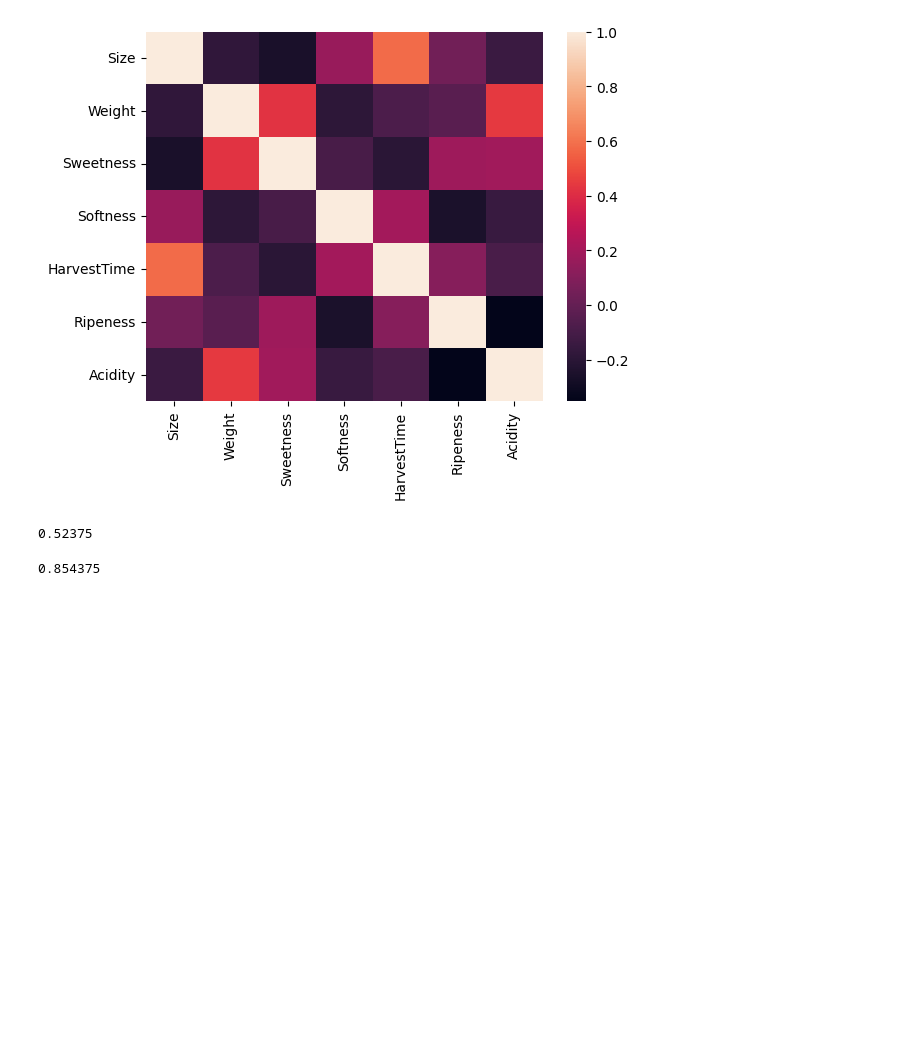
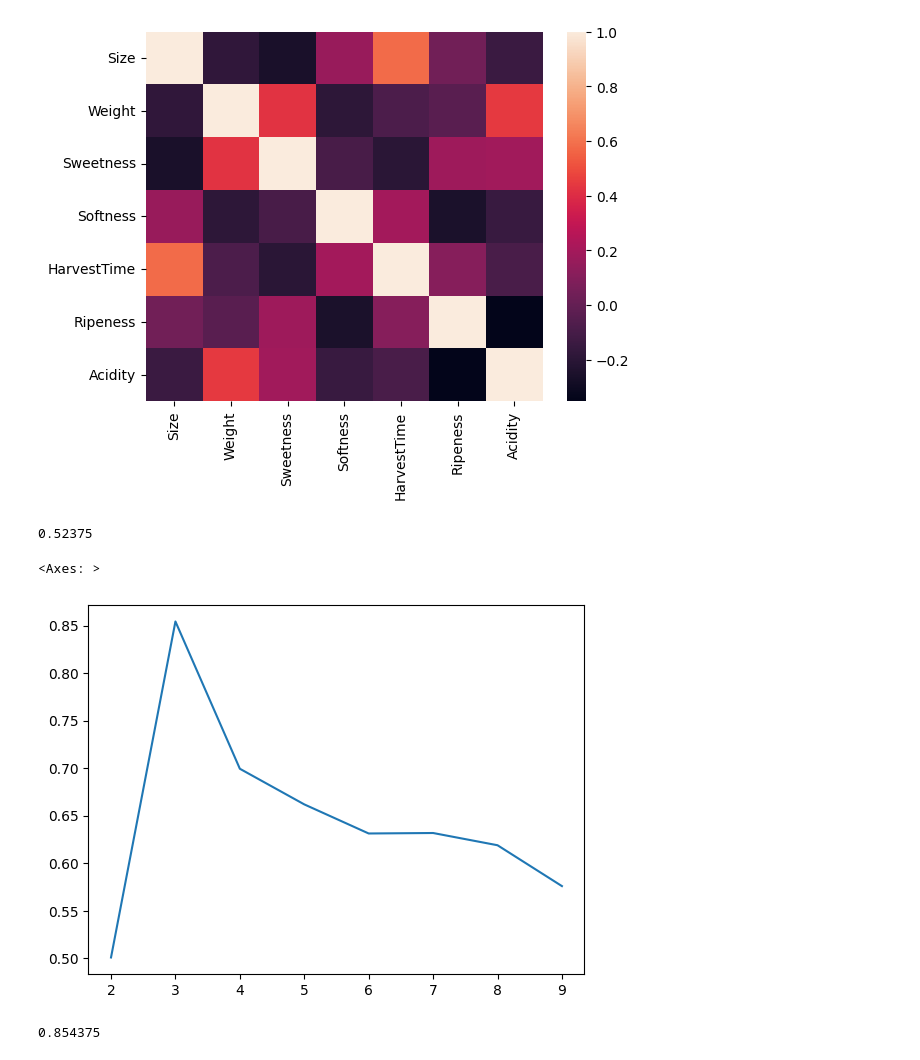
Before and after one commit to JSchlangen9/Banana-Quality, a Jupyter notebook: DTSA5510_Banana Quality.ipynb, the cells around one changed output. Cells and saved outputs as stored; diff of their text form; code cells hidden in the pictures; blank space fills up the shorter version.

Commit message:
cluster iterations

```diff
--- a/DTSA5510_Banana Quality.ipynb
+++ b/DTSA5510_Banana Quality.ipynb
@@ -50,6 +50,22 @@ predictions_base = model_base.predict(df)
 accuracy_score(predictions_base, y_true)
 # %% [output]
 0.52375
+# %%
+accuracies = []
+clusters = [2,3,4,5,6,7,8,9]
+for i in range(2, 10):
+    model_clusters = KMeans(n_clusters=i, random_state=9)
+    model_clusters.fit(df)
+
+    predictions_clusters = model_clusters.predict(df)
+    predictions_clusters = np.where(predictions_clusters == 2, 0, 1)
+
+    accuracies.append(accuracy_score(predictions_clusters, y_true))
+
+sns.lineplot(x=clusters, y=accuracies)
+# %% [output]
+<Axes: >
+[figure, added]
 # %%
 model_u = KMeans(n_clusters=3, random_state=9)
 model_u.fit(df)
```
